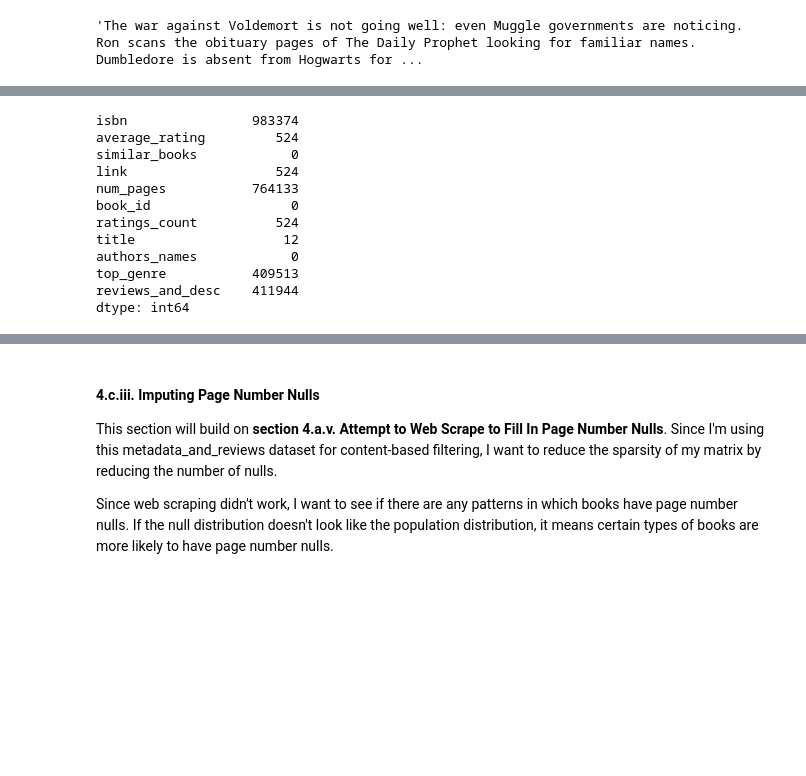
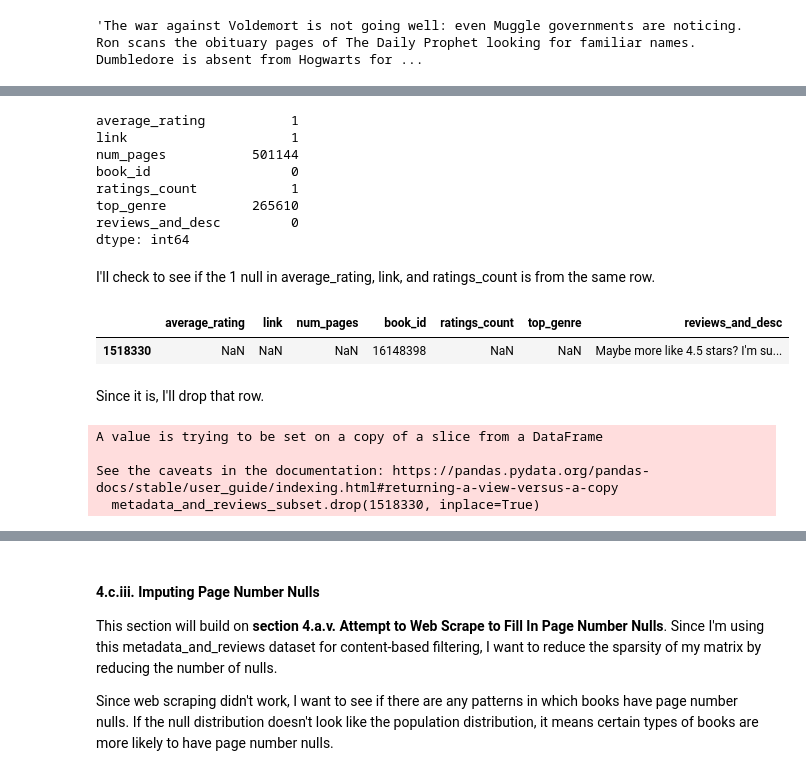
Before and after one commit to shelleylwang/goodreads-recommendations, a Jupyter notebook: data_prep.ipynb, the cells around one changed output, grey strips where cells are left out. Saved outputs shown, nothing was run; the diff lists cells and outputs as text; code cells hidden in the pictures; blank space fills up the shorter version.

```diff
--- a/data_prep.ipynb
+++ b/data_prep.ipynb
@@ -1140,0 +1160,3 @@ metadata_and_reviews.drop(columns=['review_text', 'description'], inplace=True)
+# %%
+metadata_and_reviews_subset = metadata_and_reviews.dropna(subset=['reviews_and_desc'])
+metadata_and_reviews_subset.info()
@@ -1141,15 +1178,27 @@ metadata_and_reviews.drop(columns=['review_text', 'description'], inplace=True)
 # %%
-metadata_and_reviews.isna().sum()
+metadata_and_reviews_subset.isna().sum()
 # %% [output]
-isbn                983374
-average_rating         524
-similar_books            0
-link                   524
-num_pages           764133
+average_rating           1
+link                     1
+num_pages           501144
 book_id                  0
-ratings_count          524
-title                   12
-authors_names            0
-top_genre           409513
-reviews_and_desc    411944
+ratings_count            1
+top_genre           265610
+reviews_and_desc         0
 dtype: int64
+# %% [markdown]
+I'll check to see if the 1 null in average_rating, link, and ratings_count is from the same row.
+# %%
+metadata_and_reviews_subset[metadata_and_reviews_subset['average_rating'].isna()]
+# %% [output]
+|  | average_rating | link | num_pages | book_id | ratings_count | top_genre | reviews_and_desc |
+| 1518330 | NaN | NaN | NaN | 16148398 | NaN | NaN | Maybe more like 4.5 stars? I'm su... |
+# %% [markdown]
+Since it is, I'll drop that row.
+# %%
+metadata_and_reviews_subset.drop(1518330, inplace=True)
+# %% [output]
+A value is trying to be set on a copy of a slice from a DataFrame
+
+See the caveats in the documentation: https://pandas.pydata.org/pandas-docs/stable/user_guide/indexing.html#returning-a-view-versus-a-copy
+  metadata_and_reviews_subset.drop(1518330, inplace=True)
```
Also changed, not shown: parts of 23 cells of this notebook.
